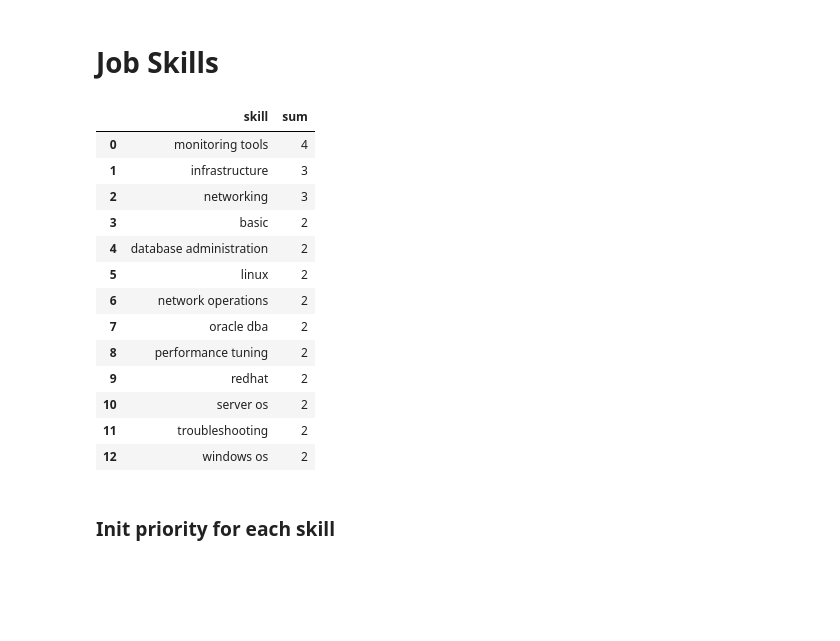
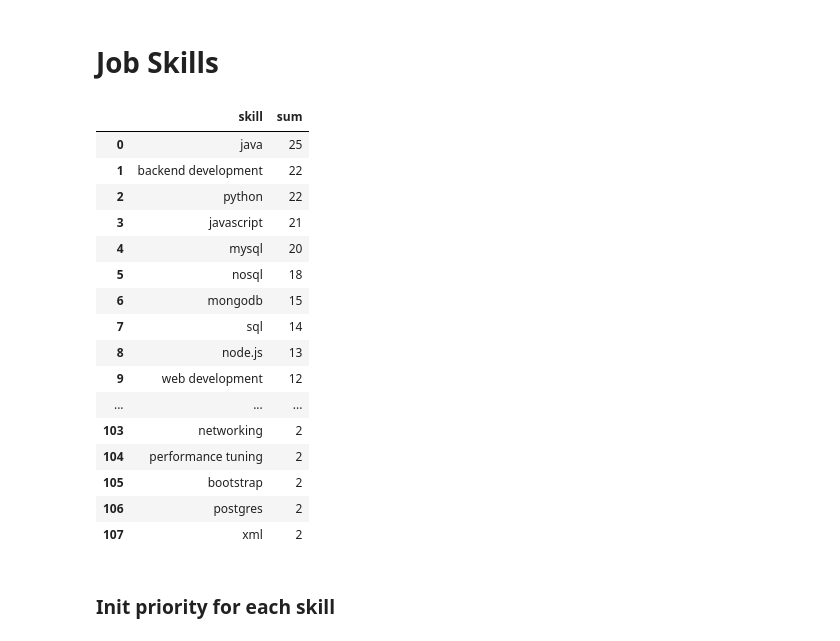
Before and after one commit to knwch/job-skillset, a Jupyter notebook: skill-prepare.ipynb, the cells around one changed output. Drawn from its saved outputs; the diff is of its cells as text; code cells hidden in the pictures; blank space fills up the shorter version.

```diff
--- a/skill-prepare.ipynb
+++ b/skill-prepare.ipynb
@@ -269,26 +269,30 @@ def matchJobs(title, method, percent):
 
 # Job Skills
 # %%
-df_match = matchJobs(title="Database Administrator", method="set", percent=90)
+df_match = matchJobs(title="Backend", method="set", percent=90)
 list_match = extractSkill(df_match['Key Skills'])
 df_recommend = pd.DataFrame(list_match.items(), columns = ['skill', 'sum'])
 df_recommend = cleanSkillKeywords(df_recommend)
+
 with pd.option_context('display.max_rows', None, 'display.max_columns', None):
     display(df_recommend)
 # %% [output]
 |  | skill | sum |
-| 0 | monitoring tools | 4 |
-| 1 | infrastructure | 3 |
-| 2 | networking | 3 |
-| 3 | basic | 2 |
-| 4 | database administration | 2 |
-| 5 | linux | 2 |
-| 6 | network operations | 2 |
-| 7 | oracle dba | 2 |
-| 8 | performance tuning | 2 |
-| 9 | redhat | 2 |
-| 10 | server os | 2 |
-| 11 | troubleshooting | 2 |
-| 12 | windows os | 2 |
+| 0 | java | 25 |
+| 1 | backend development | 22 |
+| 2 | python | 22 |
+| 3 | javascript | 21 |
+| 4 | mysql | 20 |
+| 5 | nosql | 18 |
+| 6 | mongodb | 15 |
+| 7 | sql | 14 |
+| 8 | node.js | 13 |
+| 9 | web development | 12 |
+| ... | ... | ... |
+| 103 | networking | 2 |
+| 104 | performance tuning | 2 |
+| 105 | bootstrap | 2 |
+| 106 | postgres | 2 |
+| 107 | xml | 2 |
 # %% [markdown]
 ### Init priority for each skill
```
Also changed, not shown: parts of 25 cells of this notebook, 1 other file.
